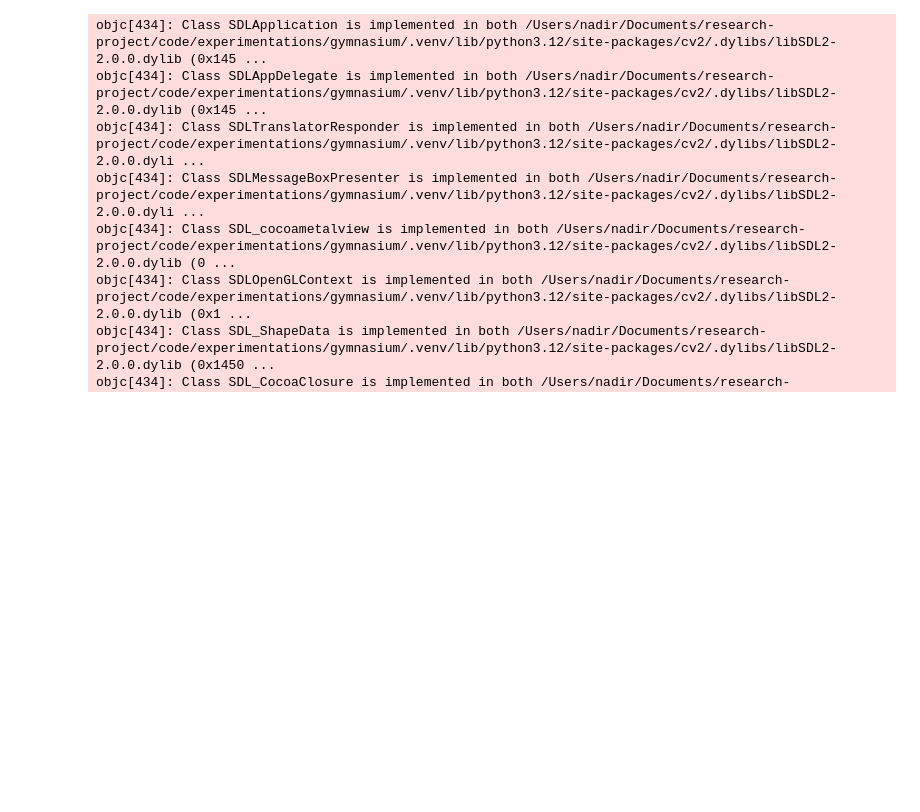
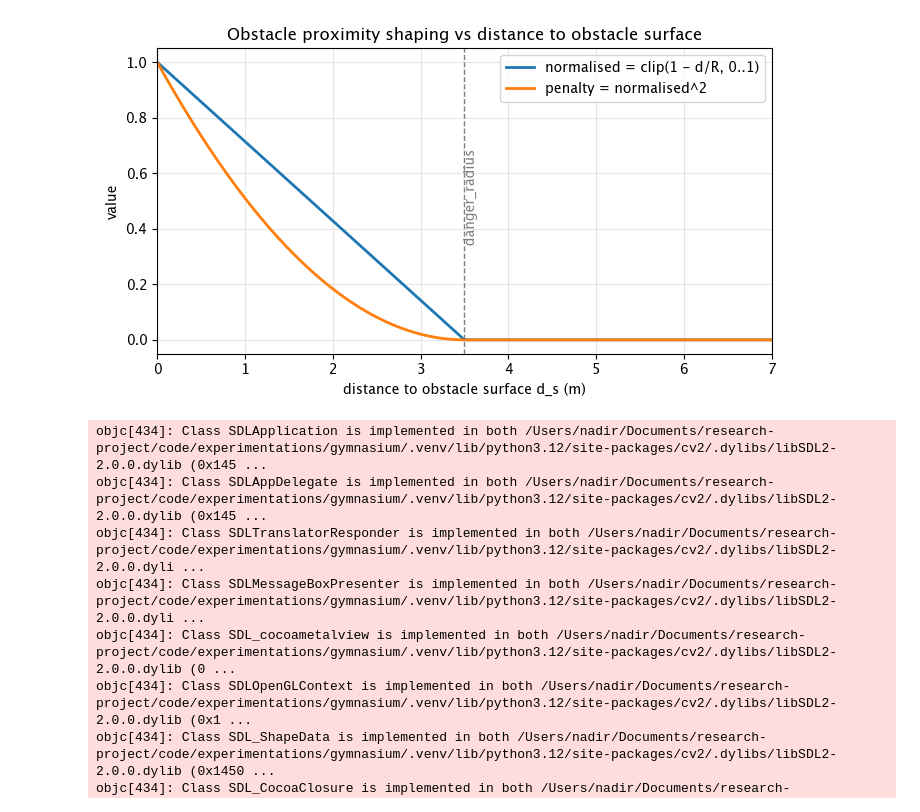
Before and after one commit to raideno/gymnasium-driving, a Jupyter notebook: notebooks/testing.ipynb, the cells around one changed output. Drawn from its saved outputs; the diff is of its cells as text; code cells hidden in the pictures; blank space fills up the shorter version.

```diff
--- a/notebooks/testing.ipynb
+++ b/notebooks/testing.ipynb
@@ -1,6 +1,45 @@
 # %%
 %load_ext autoreload
 %autoreload 2
+# %%
+import numpy as np
+import matplotlib.pyplot as plt
+
+danger_radius = 3.5
+d = np.linspace(0.0, 2.0 * danger_radius, 500)  # distance to obstacle surface
+
+# Your shaping term (applied only within the danger radius)
+normalised = np.clip(1.0 - d / danger_radius, 0.0, 1.0)
+penalty = normalised**2  # what you add to obstacle_penalty per obstacle
+
+fig, ax = plt.subplots(figsize=(7, 4))
+
+ax.plot(d, normalised, label="normalised = clip(1 - d/R, 0..1)", linewidth=2)
+ax.plot(d, penalty, label="penalty = normalised^2", linewidth=2)
+
+ax.axvline(danger_radius, linestyle="--", color="gray", linewidth=1)
+ax.text(
+    danger_radius,
+    0.5,
+    "  danger_radius",
+    rotation=90,
+    va="center",
+    ha="left",
+    color="gray",
+)
+
+ax.set_title("Obstacle proximity shaping vs distance to obstacle surface")
+ax.set_xlabel("distance to obstacle surface d_s (m)")
+ax.set_ylabel("value")
+ax.set_xlim(0, 2.0 * danger_radius)
+ax.set_ylim(-0.05, 1.05)
+ax.grid(True, alpha=0.3)
+ax.legend()
+
+plt.tight_layout()
+plt.show()
+# %% [output]
+[figure, added]
 # %%
 import sys
 
```
Also changed, not shown: 12 other files.
